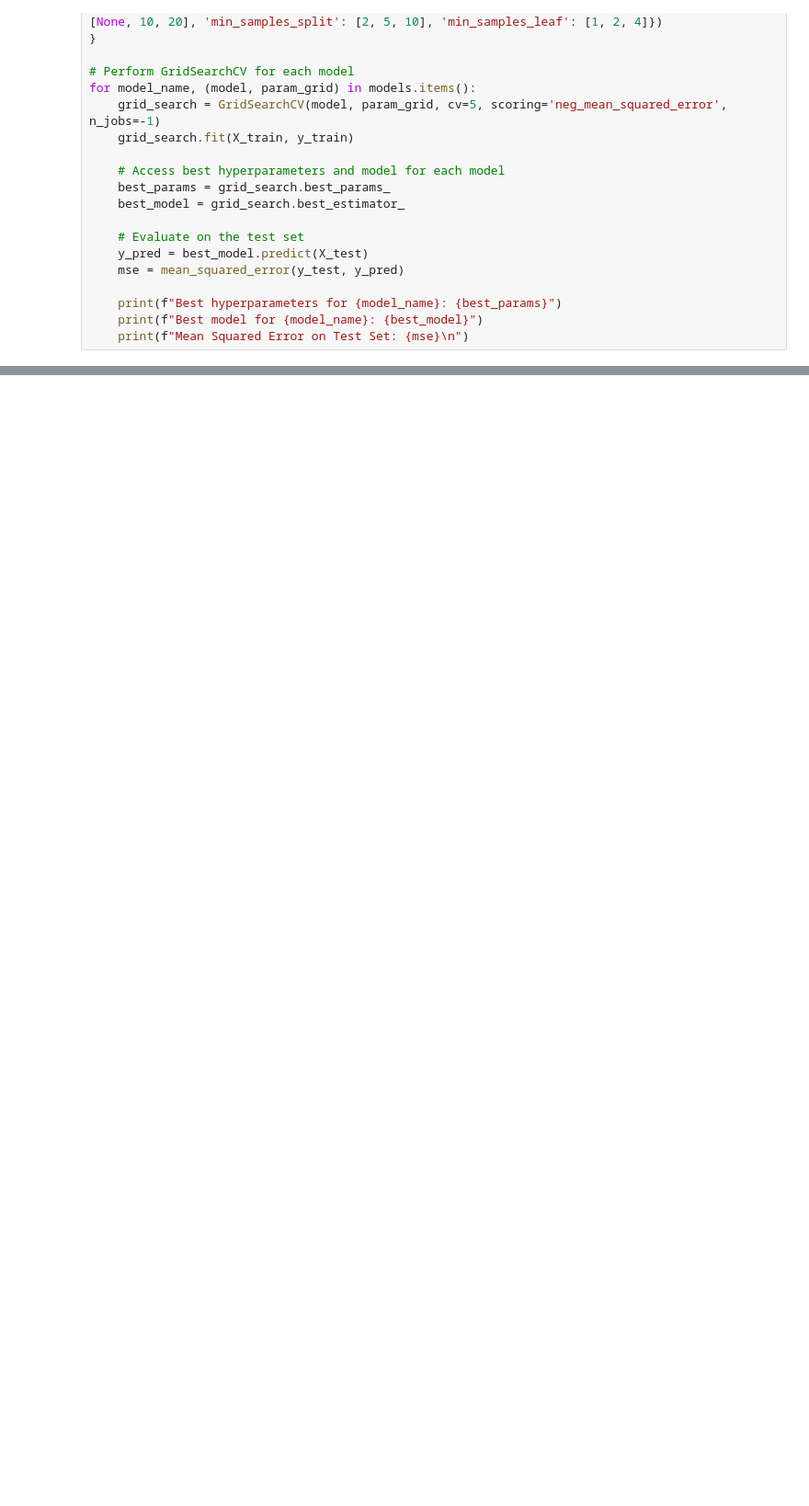
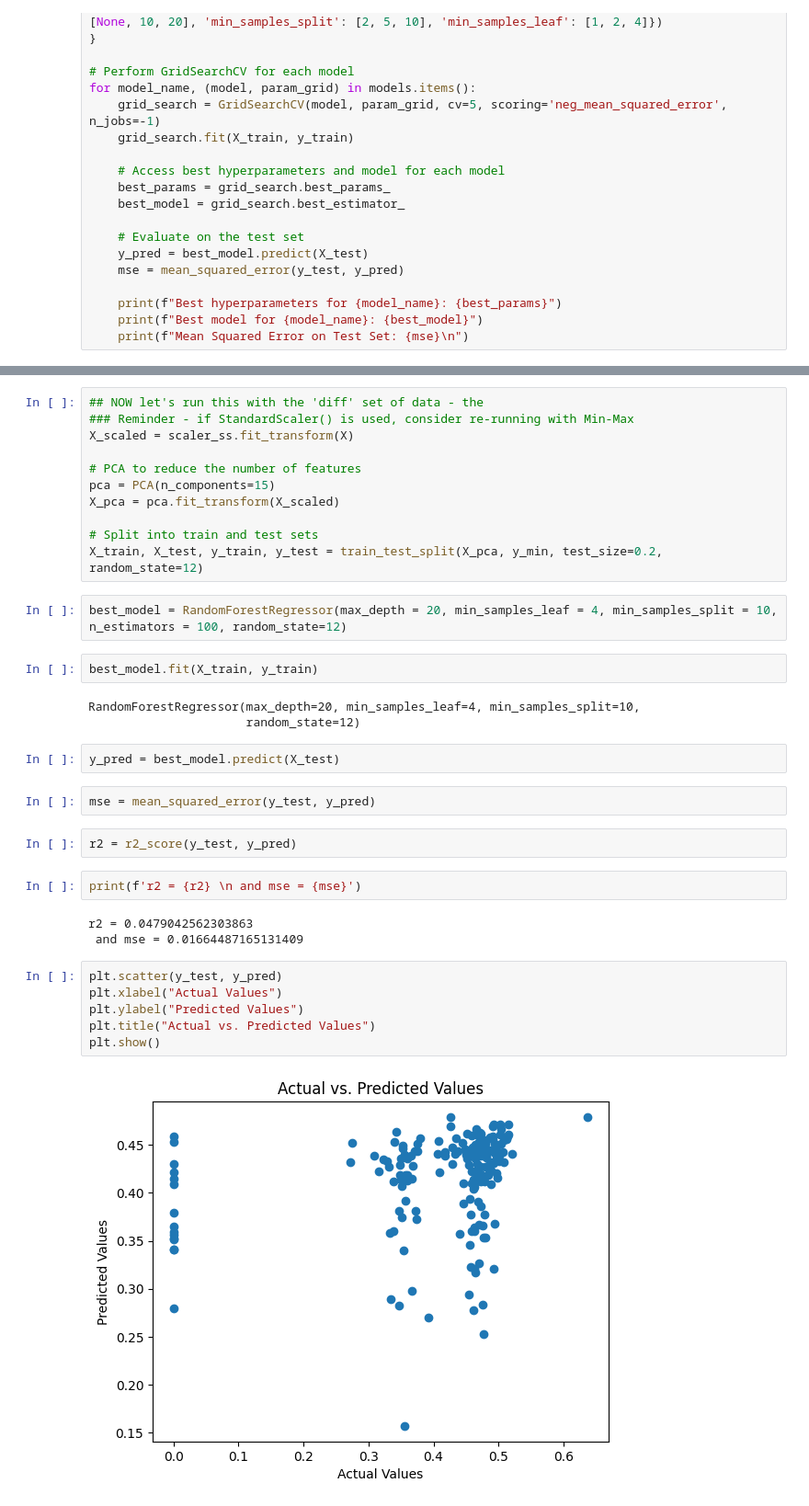
Before and after one commit to Whereiswald0/LHL-Final_Project, a Jupyter notebook: Visualizing data (with logarithm of data).ipynb, the cells around one changed output, grey strips where cells are left out. Shown: that part at 92% size. Saved outputs shown, nothing was run; the diff lists cells and outputs as text; blank space fills up the shorter version.

```diff
--- a/Visualizing data (with logarithm of data).ipynb
+++ b/Visualizing data (with logarithm of data).ipynb
@@ -456,0 +472,37 @@ for model_name, (model, param_grid) in models.items():
+# %%
+## NOW let's run this with the 'diff' set of data - the
+### Reminder - if StandardScaler() is used, consider re-running with Min-Max
+X_scaled = scaler_ss.fit_transform(X)
+
+# PCA to reduce the number of features
+pca = PCA(n_components=15)
+X_pca = pca.fit_transform(X_scaled)
+
+# Split into train and test sets
+X_train, X_test, y_train, y_test = train_test_split(X_pca, y_min, test_size=0.2, random_state=12)
+# %%
+best_model = RandomForestRegressor(max_depth = 20, min_samples_leaf = 4, min_samples_split = 10, n_estimators = 100, random_state=12)
+# %%
+best_model.fit(X_train, y_train)
+# %% [output]
+RandomForestRegressor(max_depth=20, min_samples_leaf=4, min_samples_split=10,
+                      random_state=12)
+# %%
+y_pred = best_model.predict(X_test)
+# %%
+mse = mean_squared_error(y_test, y_pred)
+# %%
+r2 = r2_score(y_test, y_pred)
+# %%
+print(f'r2 = {r2} \n and mse = {mse}')
+# %% [output]
+r2 = 0.0479042562303863
+ and mse = 0.01664487165131409
+# %%
+plt.scatter(y_test, y_pred)
+plt.xlabel("Actual Values")
+plt.ylabel("Predicted Values")
+plt.title("Actual vs. Predicted Values")
+plt.show()
+# %% [output]
+[figure, added]
```
Also changed, not shown: parts of 12 cells of this notebook.
